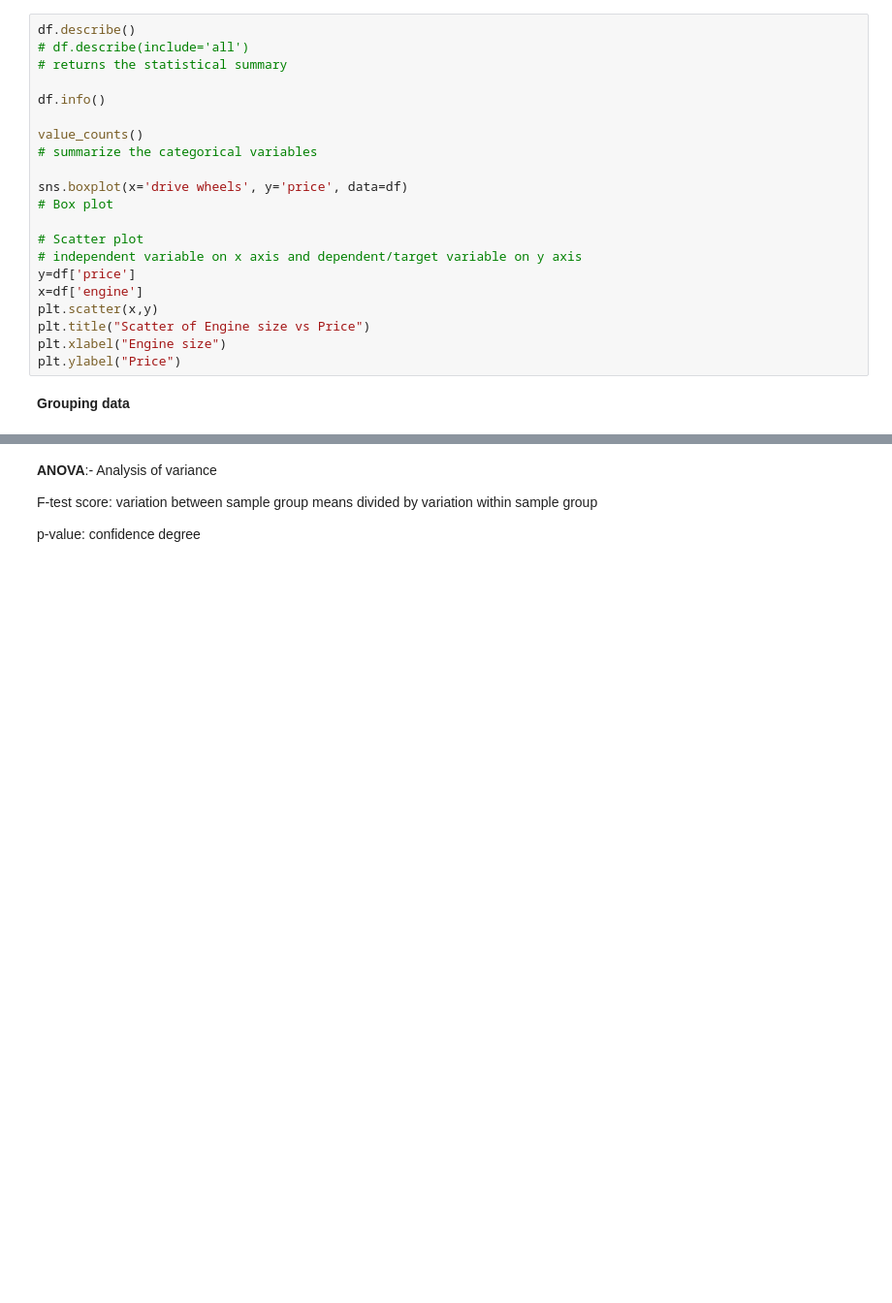
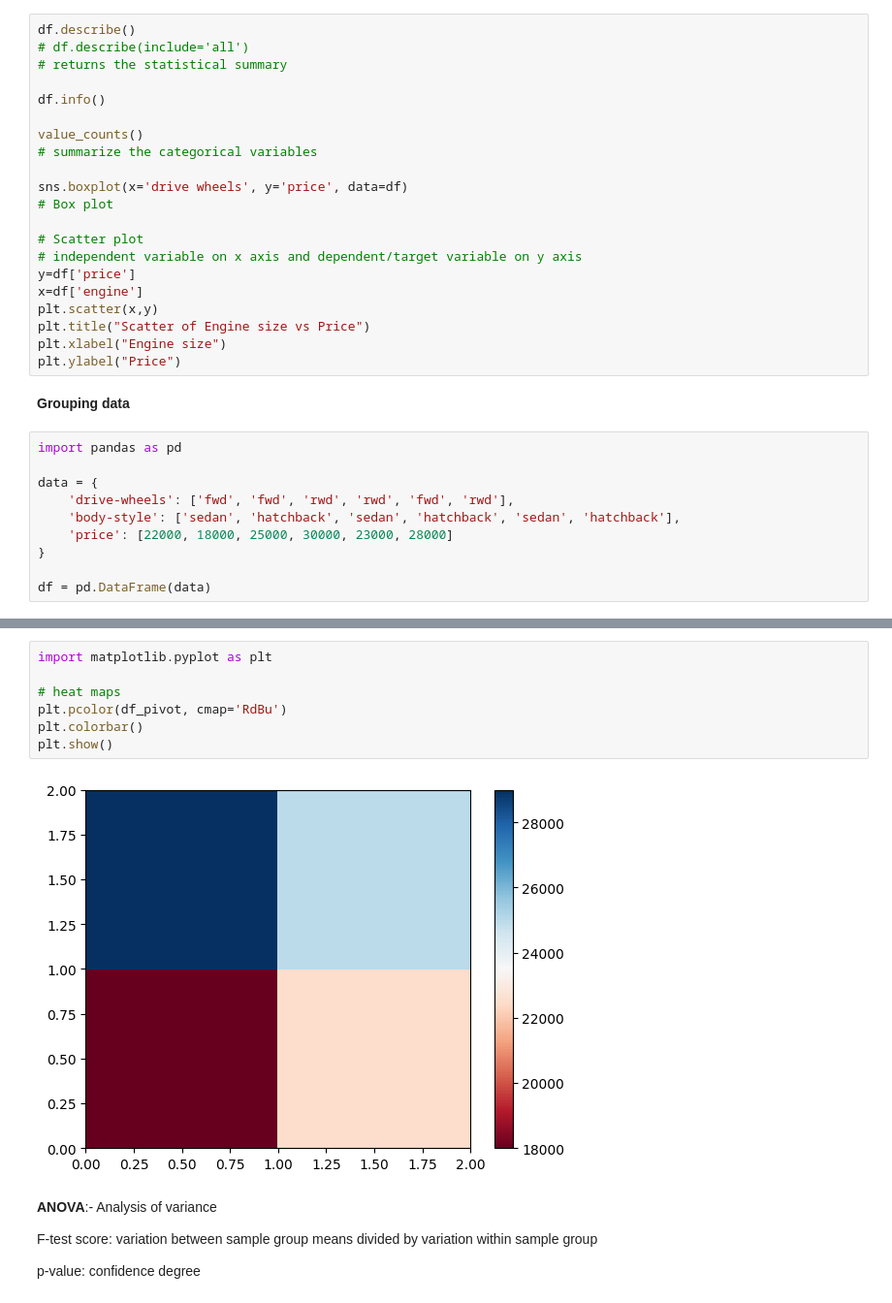
Before and after one commit to Parishri07/Data-Science-and-Machine-Learning, a Jupyter notebook: Exploratory_Data_Analysis.ipynb, the cells around one changed output, grey strips where cells are left out. Shown at 97% size. Saved outputs shown, nothing was run; the diff lists cells and outputs as text; blank space fills up the shorter version.

```diff
--- a/Exploratory_Data_Analysis.ipynb
+++ b/Exploratory_Data_Analysis.ipynb
@@ -25,6 +25,16 @@ plt.xlabel("Engine size")
 plt.ylabel("Price")
 # %% [markdown]
 **Grouping data**
+# %%
+import pandas as pd
+
+data = {
+    'drive-wheels': ['fwd', 'fwd', 'rwd', 'rwd', 'fwd', 'rwd'],
+    'body-style': ['sedan', 'hatchback', 'sedan', 'hatchback', 'sedan', 'hatchback'],
+    'price': [22000, 18000, 25000, 30000, 23000, 28000]
+}
+
+df = pd.DataFrame(data)
 # %%
 df_test = df[['drive-wheels', 'body-style', 'price']]
 df_grp = df_test.groupby(['drive-wheels', 'body-style'], as_index=False).mean()
@@ -40,3 +58,12 @@ plt.show()
+# %%
+import matplotlib.pyplot as plt
+
+# heat maps
+plt.pcolor(df_pivot, cmap='RdBu')
+plt.colorbar()
+plt.show()
+# %% [output]
+[figure, added]
 # %% [markdown]
 **ANOVA**:- Analysis of variance
 
```
Also changed, not shown: parts of 3 cells of this notebook.
